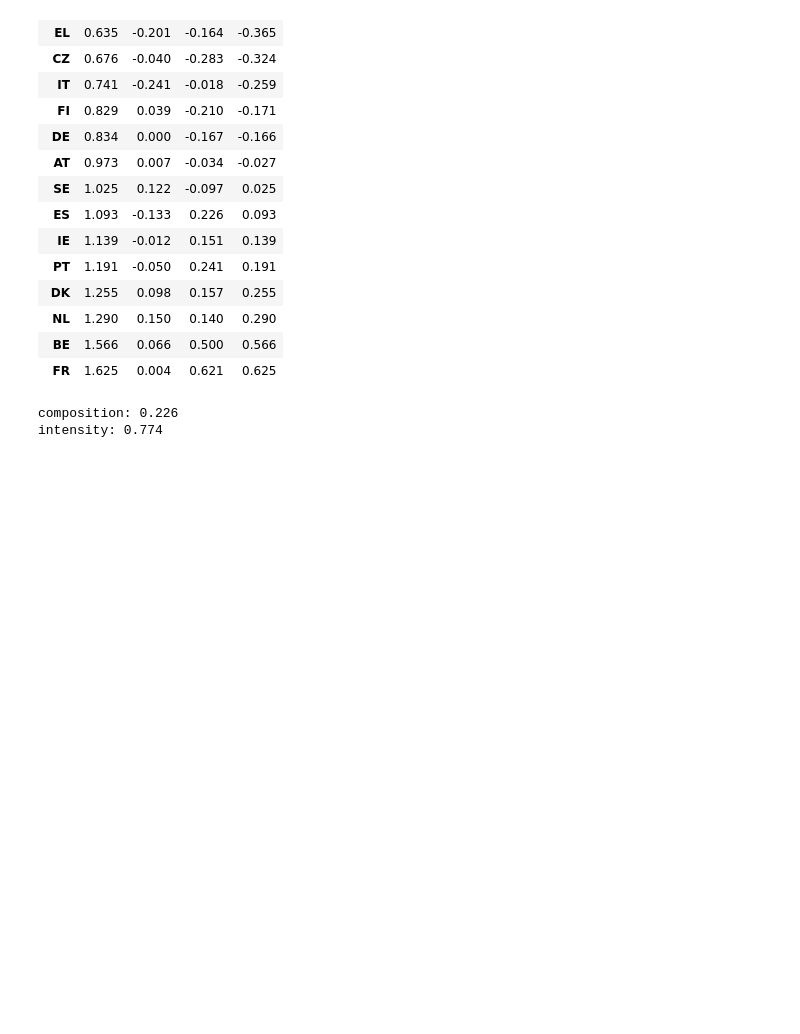
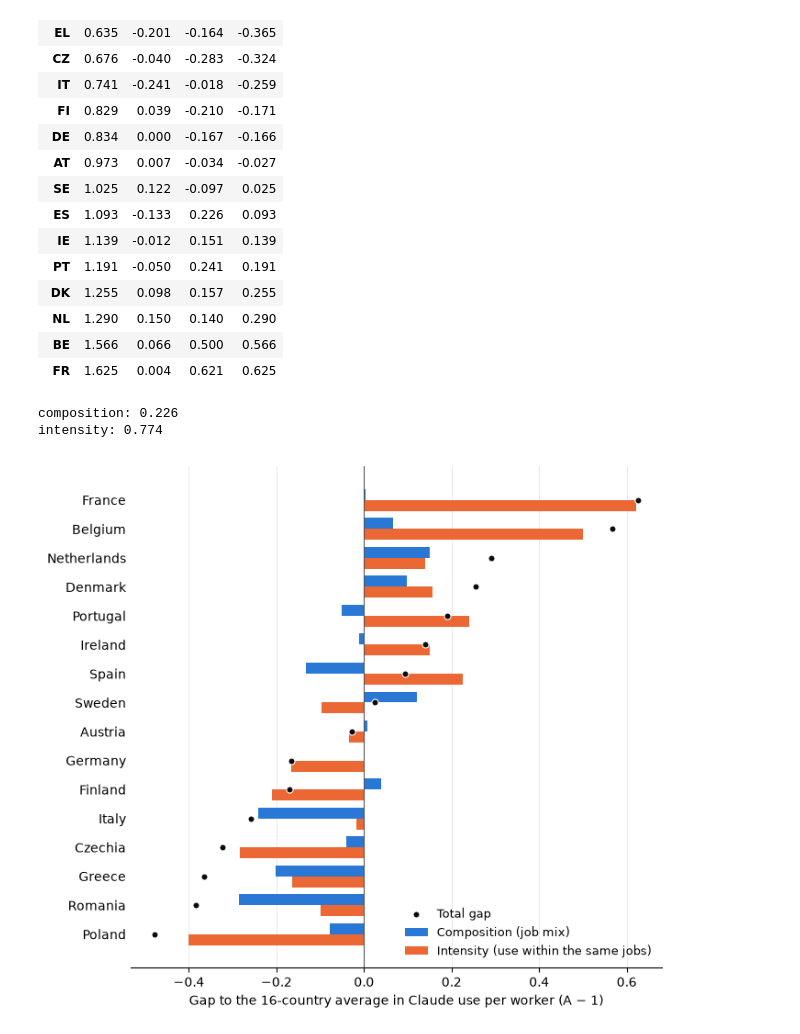
Before and after one commit to rwondo/ai-use-job-mix, a Jupyter notebook: notebooks/10_decomposition.ipynb, the cells around one changed output. Cells and saved outputs as stored; diff of their text form; code cells hidden in the pictures; blank space fills up the shorter version.

Commit message:
Figure 2: decomposition by country

```diff
--- a/notebooks/10_decomposition.ipynb
+++ b/notebooks/10_decomposition.ipynb
@@ -102,3 +102,33 @@ res.to_csv("../output/tables/decomposition.csv")
 # %% [output]
 composition: 0.226
 intensity: 0.774
+# %%
+import matplotlib.pyplot as plt
+
+names = {"AT": "Austria", "BE": "Belgium", "CZ": "Czechia", "DE": "Germany", "DK": "Denmark",
+         "EL": "Greece", "ES": "Spain", "FI": "Finland", "FR": "France", "IE": "Ireland",
+         "IT": "Italy", "NL": "Netherlands", "PL": "Poland", "PT": "Portugal", "RO": "Romania",
+         "SE": "Sweden"}
+r = res.sort_values("gap")
+y = np.arange(len(r))
+h = 0.38
+
+fig, ax = plt.subplots(figsize=(7, 6.2))
+ax.barh(y + h / 2, r["comp"], height=h, color="#2a78d6", label="Composition (job mix)")
+ax.barh(y - h / 2, r["inten"], height=h, color="#eb6834", label="Intensity (use within the same jobs)")
+ax.scatter(r["gap"], y, color="#0b0b0b", s=26, zorder=3, edgecolors="white", linewidths=0.8, label="Total gap")
+ax.axvline(0, color="#52514e", linewidth=0.8)
+ax.set_yticks(y)
+ax.set_yticklabels([names[g] for g in r.index])
+ax.set_xlabel("Gap to the 16-country average in Claude use per worker (A − 1)")
+ax.grid(axis="x", color="#e5e4e0", linewidth=0.6)
+ax.set_axisbelow(True)
+for side in ["top", "right", "left"]:
+    ax.spines[side].set_visible(False)
+ax.tick_params(axis="y", length=0)
+ax.legend(frameon=False, loc="lower right", fontsize=9)
+fig.tight_layout()
+fig.savefig("../output/figures/fig2_decomposition.pdf")
+plt.show()
+# %% [output]
+[figure, added]
```
Also changed, not shown: 1 other file.
